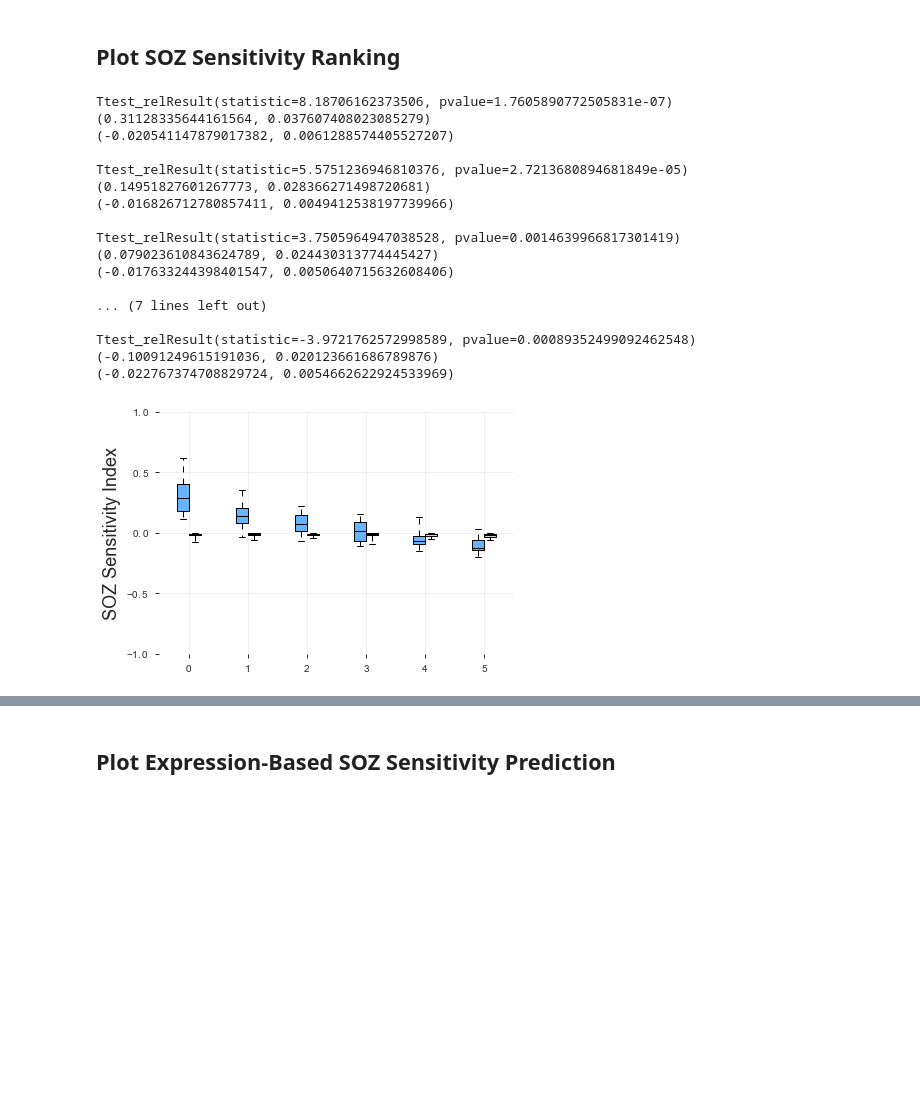
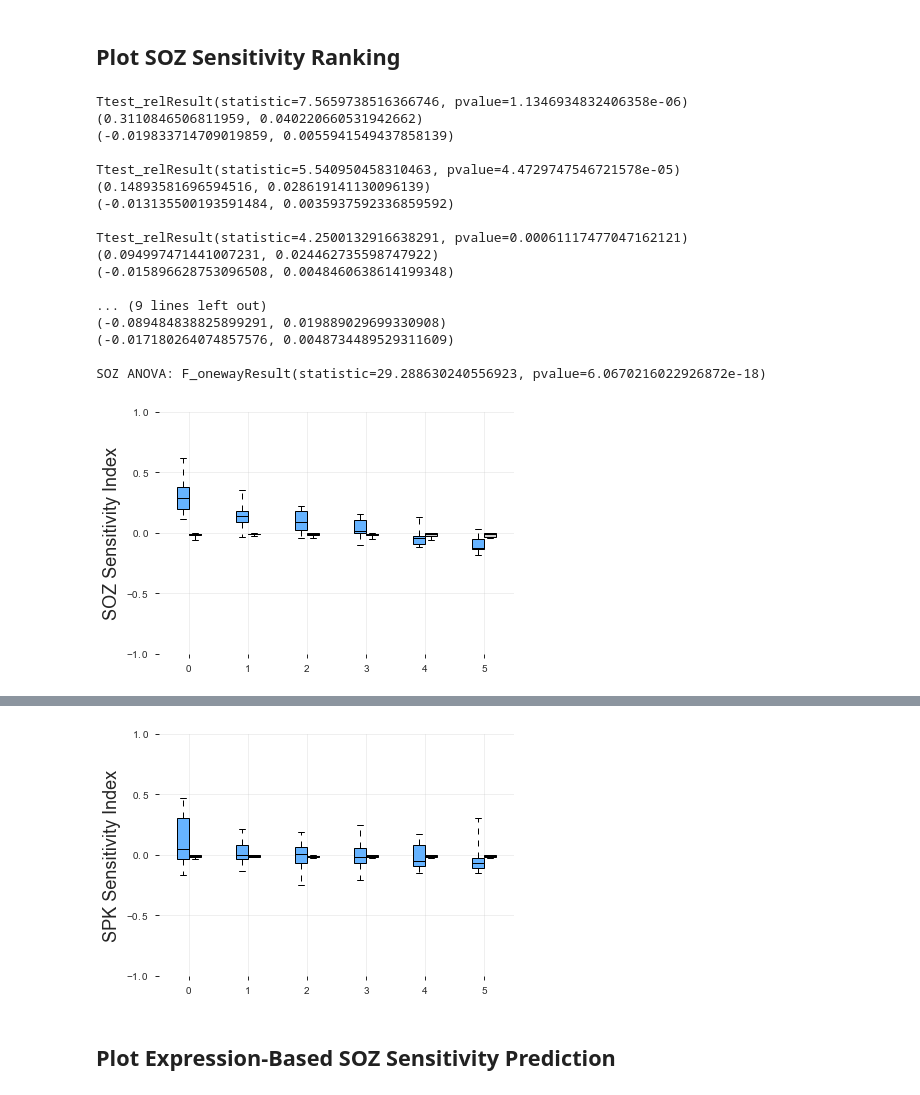
Before and after one commit to akhambhati/rs-2015-InterictalSubgraph, a Jupyter notebook: Analysis_Notebooks/e06-Subgraph_Topology.ipynb, the cells around one changed output, grey strips where cells are left out. Saved outputs shown, nothing was run; the diff lists cells and outputs as text; code cells hidden in the pictures; blank space fills up the shorter version.

```diff
--- a/Analysis_Notebooks/e06-Subgraph_Topology.ipynb
+++ b/Analysis_Notebooks/e06-Subgraph_Topology.ipynb
@@ -373,9 +411,11 @@ n_clust = 6
 color = {'Sens_Index_Null': [0.8, 0.8, 0.8],
          'Sens_Index': [0.4, 0.7, 1]}
 
+### PLOT SOZ Sensitivity
 plt.figure()
 ax = plt.subplot(111)
 
+oneway = []
 for clust_ii, clust_id in enumerate(np.arange(n_clust)):
     sel_clust = sel_epoch[sel_epoch['New_Cluster_ID'] == clust_id]
     sel_sens_index = sel_clust['Sens_Index'].groupby(sel_clust['Subject']).mean()
@@ -383,45 +423,85 @@ for clust_ii, clust_id in enumerate(np.arange(n_clust)):
 
     bplot = ax.boxplot([sel_sens_index, sel_sens_index_null],
                        positions=[clust_ii-0.1, clust_ii+0.1],
                        widths=[0.2, 0.2], whis=[5, 95],
                        patch_artist=True)
     fig_plotting.set_box_color(bplot, 'k', [color['Sens_Index'],
                                             color['Sens_Index_Null']])
 
+    oneway.append(list(sel_sens_index))
     print(stats.ttest_rel(sel_sens_index, sel_sens_index_null))
     print(sel_sens_index.mean(), sel_sens_index.std()/np.sqrt(len(sel_sens_index)))
     print(sel_sens_index_null.mean(), sel_sens_index_null.std()/np.sqrt(len(sel_sens_index_null)))
     print(' ')
-
+print('SOZ ANOVA: {}'.format(stats.f_oneway(oneway[0], oneway[1], oneway[2], oneway[3], oneway[4], oneway[5])))
 
 ax.set_xlim([-0.5, clust_ii+0.5])
 plt.xticks(np.arange(n_clust),
            np.arange(n_clust))
 ax.xaxis.set_ticks_position('bottom')
 
 ax.set_ylim([-1.0, 1.0])
 ax.set_yticks(np.linspace(-1.0, 1.0, 5))
 ax.yaxis.set_ticks_position('left')
 ax.set_ylabel('SOZ Sensitivity Index')
 
 plt.savefig('./e06-Figures/SOZ_Sensitive_Cluster.svg')
 plt.show()
+
+
+
+### PLOT SPK Sensitivity
+plt.figure()
+ax = plt.subplot(111)
+
+oneway = []
+for clust_ii, clust_id in enumerate(np.arange(n_clust)):
+    sel_clust = sel_epoch[sel_epoch['New_Cluster_ID'] == clust_id]
+    sel_sens_index = sel_clust['Spk_Sens_Index'].groupby(sel_clust['Subject']).mean()
+    sel_sens_index_null = sel_clust['Spk_Sens_Index_Null'].groupby(sel_clust['Subject']).mean()
+
+    bplot = ax.boxplot([sel_sens_index, sel_sens_index_null],
+                       positions=[clust_ii-0.1, clust_ii+0.1],
+                       widths=[0.2, 0.2], whis=[5, 95],
+                       patch_artist=True)
+    fig_plotting.set_box_color(bplot, 'k', [color['Sens_Index'],
+                                            color['Sens_Index_Null']])
+
+    oneway.append(list(sel_sens_index))
+    print(stats.ttest_rel(sel_sens_index, sel_sens_index_null))
+    print(sel_sens_index.mean(), sel_sens_index.std(), sel_sens_index.std()/np.sqrt(len(sel_sens_index)))
+    print(sel_sens_index_null.mean(), sel_sens_index_null.std(), sel_sens_index_null.std()/np.sqrt(len(sel_sens_index_null)))
+    print(' ')
+print('SPK ANOVA: {}'.format(stats.f_oneway(oneway[0], oneway[1], oneway[2], oneway[3], oneway[4], oneway[5])))
+
+ax.set_xlim([-0.5, clust_ii+0.5])
+plt.xticks(np.arange(n_clust),
+           np.arange(n_clust))
+ax.xaxis.set_ticks_position('bottom')
+
+ax.set_ylim([-1.0, 1.0])
+ax.set_yticks(np.linspace(-1.0, 1.0, 5))
+ax.yaxis.set_ticks_position('left')
+ax.set_ylabel('SPK Sensitivity Index')
+
+plt.savefig('./e06-Figures/SPK_Sensitive_Cluster.svg')
+plt.show()
 # %% [output]
-Ttest_relResult(statistic=8.18706162373506, pvalue=1.7605890772505831e-07)
-(0.31128335644161564, 0.037607408023085279)
-(-0.020541147879017382, 0.0061288574405527207)
+Ttest_relResult(statistic=7.5659738516366746, pvalue=1.1346934832406358e-06)
+(0.3110846506811959, 0.040220660531942662)
+(-0.019833714709019859, 0.0055941549437858139)
 
-Ttest_relResult(statistic=5.5751236946810376, pvalue=2.7213680894681849e-05)
-(0.14951827601267773, 0.028366271498720681)
-(-0.016826712780857411, 0.0049412538197739966)
+Ttest_relResult(statistic=5.540950458310463, pvalue=4.4729747546721578e-05)
+(0.14893581696594516, 0.028619141130096139)
+(-0.013135500193591484, 0.0035937592336859592)
 
-Ttest_relResult(statistic=3.7505964947038528, pvalue=0.0014639966817301419)
-(0.079023610843624789, 0.024430313774445427)
-(-0.017633244398401547, 0.0050640715632608406)
+Ttest_relResult(statistic=4.2500132916638291, pvalue=0.00061117477047162121)
+(0.094997471441007231, 0.024462735598747922)
+(-0.015896628753096508, 0.0048460638614199348)
 
-... (7 lines left out)
+... (9 lines left out)
+(-0.089484838825899291, 0.019889029699330908)
+(-0.017180264074857576, 0.0048734489529311609)
 
-Ttest_relResult(statistic=-3.9721762572998589, pvalue=0.00089352499092462548)
-(-0.10091249615191036, 0.020123661686789876)
-(-0.022767374708829724, 0.0054662622924533969)
+SOZ ANOVA: F_onewayResult(statistic=29.288630240556923, pvalue=6.0670216022926872e-18)
-[figure, old version]
+[figure, new version]
@@ -428,3 +525,4 @@ Ttest_relResult(statistic=-3.9721762572998589, pvalue=0.00089352499092462548)
+[figure, added]
 # %% [markdown]
 ## Plot Expression-Based SOZ Sensitivity Prediction
 # %%
```
Also changed, not shown: parts of 6 cells of this notebook, 1 other file.
